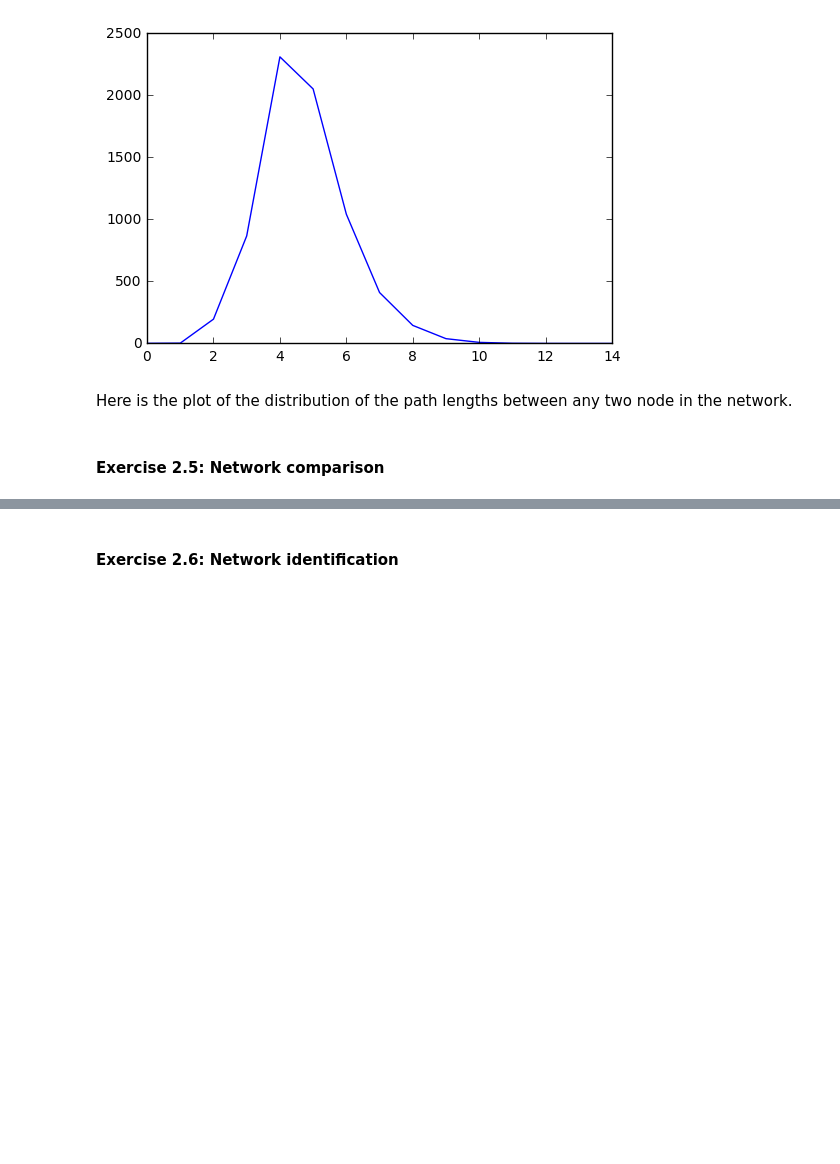
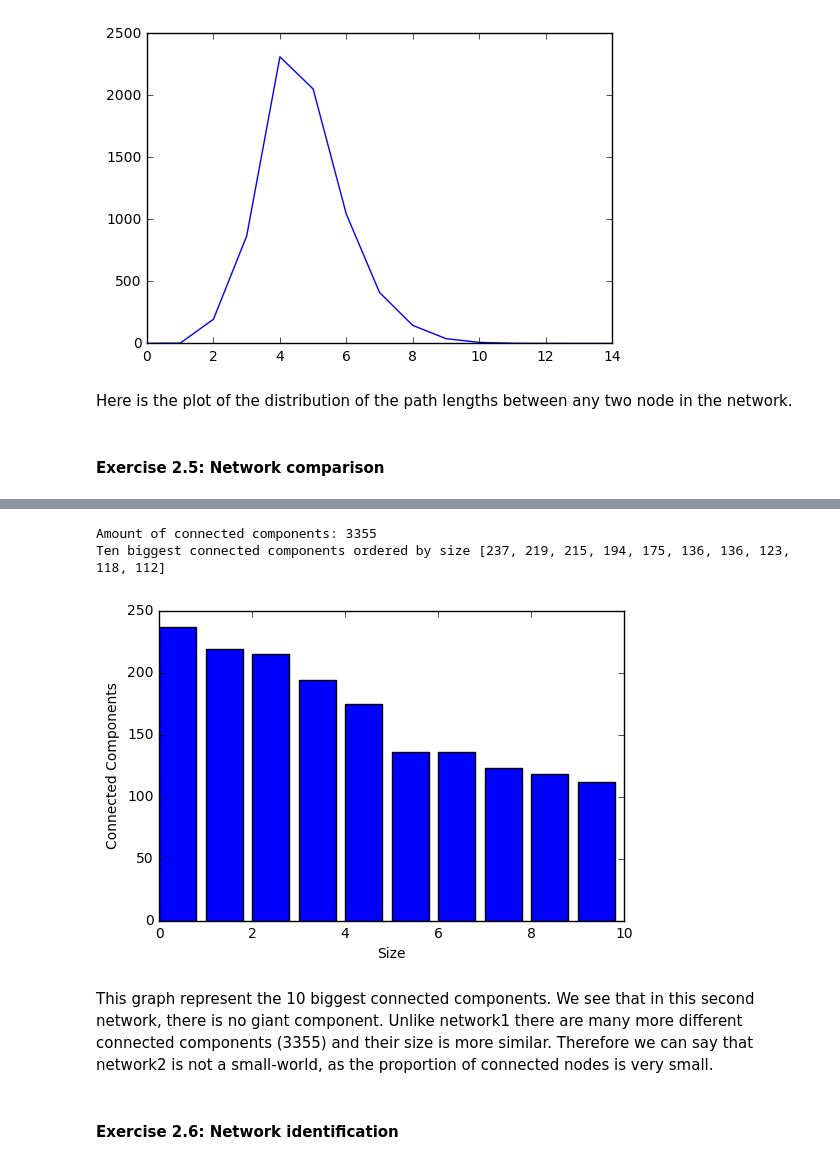
Before and after one commit to jeanbaptistebeau/Internet-Analytics-Notebooks, a Jupyter notebook: lab2/notebooks/ix-lab2-notebook-part1.ipynb, the cells around one changed output, grey strips where cells are left out. Drawn from its saved outputs; the diff is of its cells as text; code cells hidden in the pictures; blank space fills up the shorter version.

```diff
--- a/lab2/notebooks/ix-lab2-notebook-part1.ipynb
+++ b/lab2/notebooks/ix-lab2-notebook-part1.ipynb
@@ -148,2 +180,20 @@ Here is the plot of the distribution of the path lengths between any two node in
+# %%
+connected_components = sorted(nx.connected_component_subgraphs(G2), key=len, reverse=True)
+num_of_connected_components = len(connected_components)
+dimensions = [len(cc) for cc in connected_components]
+print("Amount of connected components:", num_of_connected_components)
+print("Ten biggest connected components ordered by size", dimensions[:N])
+
+fig, ax = plt.subplots()
+ax.bar(np.arange(len(dimensions[:N])),dimensions[:N])
+ax.xaxis.set_label_text("Size")
+ax.yaxis.set_label_text("Connected Components")
+plt.show()
+# %% [output]
+Amount of connected components: 3355
+Ten biggest connected components ordered by size [237, 219, 215, 194, 175, 136, 136, 123, 118, 112]
+[figure, added]
+# %% [markdown]
+This graph represent the 10 biggest connected components. We see that in this second network, there is no giant component. Unlike network1 there are many more different connected components (3355) and their size is more similar. Therefore we can say that network2 is not a small-world, as the proportion of connected nodes is very small.
 # %% [markdown]
 #### Exercise 2.6: Network identification
```
Also changed, not shown: parts of 9 cells of this notebook.
